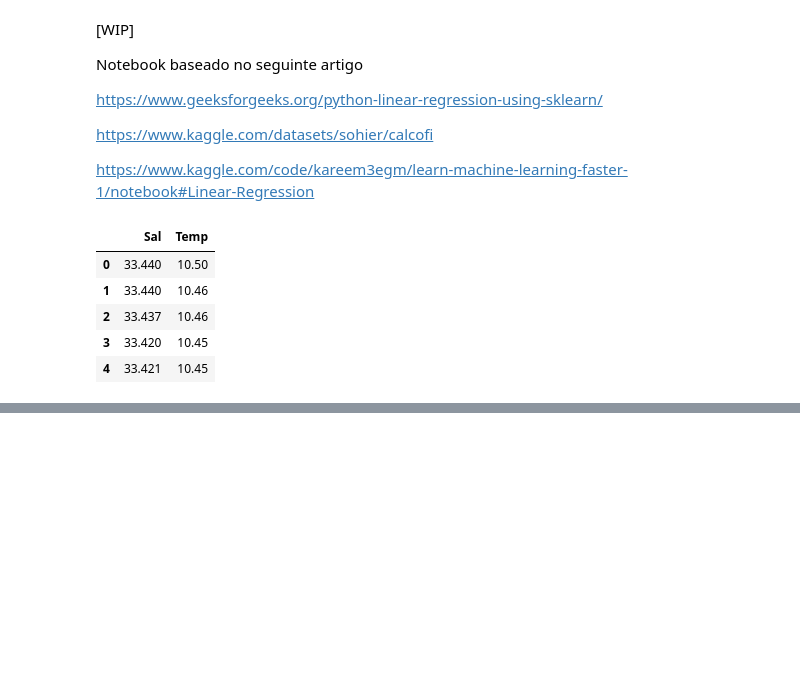
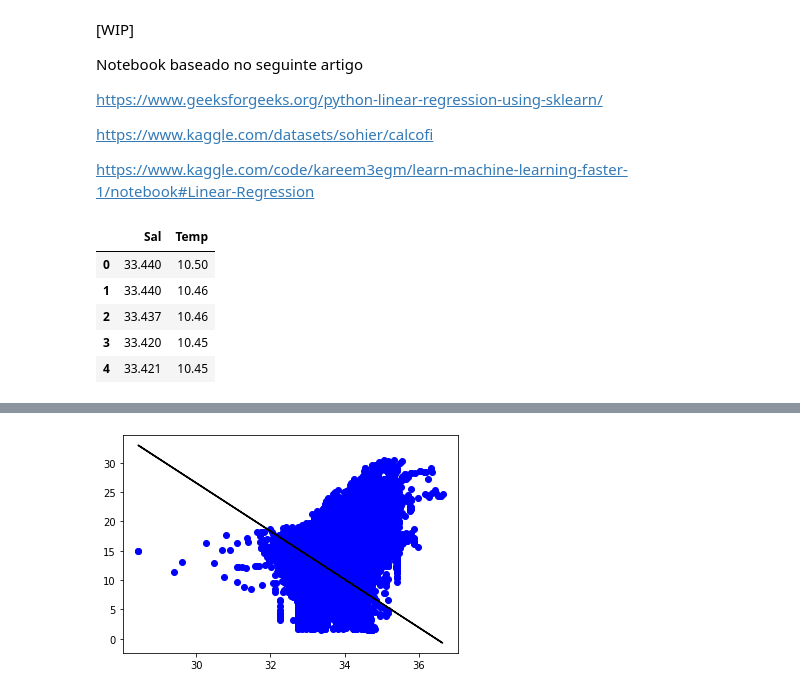
Before and after one commit to matheusvanzan/ime-machine-learning, a Jupyter notebook: linear_regression.ipynb, the cells around one changed output, grey strips where cells are left out. Drawn from its saved outputs; the diff is of its cells as text; code cells hidden in the pictures; blank space fills up the shorter version.

```diff
--- a/linear_regression.ipynb
+++ b/linear_regression.ipynb
@@ -118,0 +64,9 @@ print(accuracy)
+# %%
+y_pred = regr.predict(X_test)
+plt.scatter(X_test, y_test, color ='b')
+plt.plot(X_test, y_pred, color ='k')
+
+plt.show()
+# Data scatter of predicted values
+# %% [output]
+[figure, added]
```
Also changed, not shown: parts of 13 cells of this notebook.
